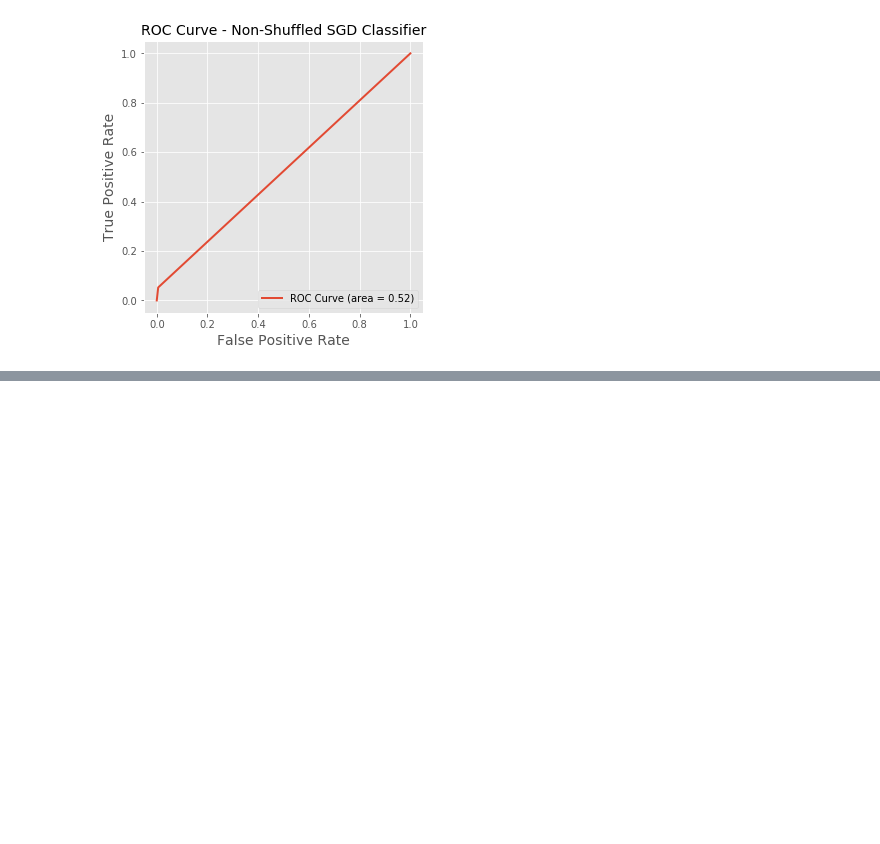
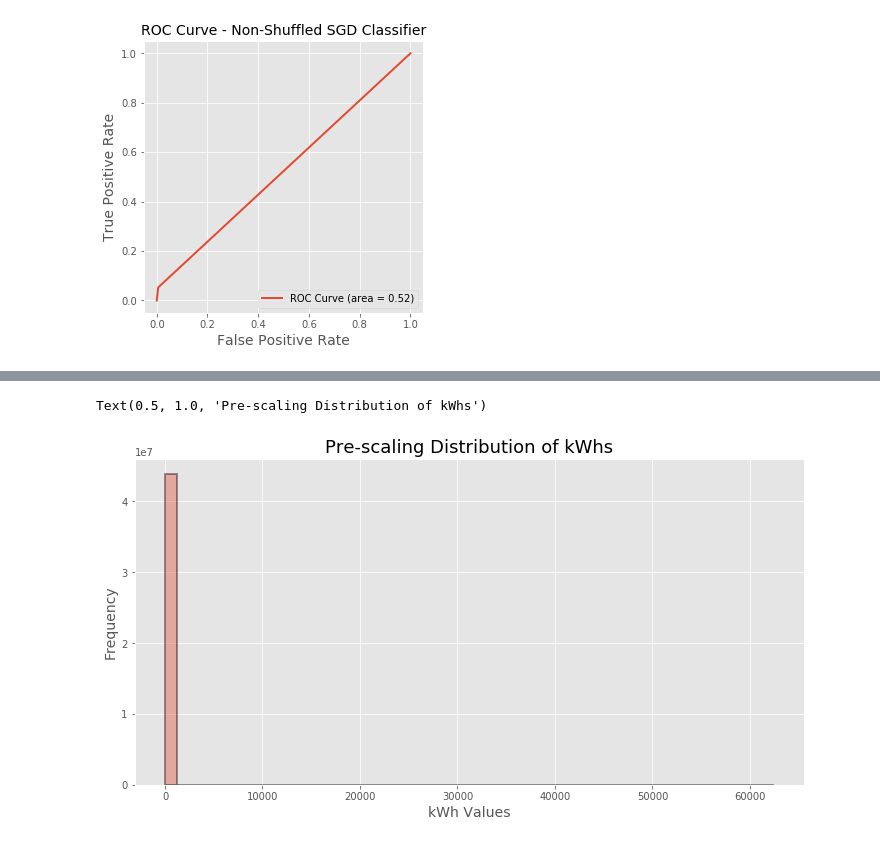
Before and after one commit to SMS-NED16/FYP-DL, a Jupyter notebook: fyp-assignments/05_Shallow_Learning_Models/01_Logistic_Regression/02_logreg_test.ipynb, the cells around one changed output, grey strips where cells are left out. Saved outputs shown, nothing was run; the diff lists cells and outputs as text; code cells hidden in the pictures; blank space fills up the shorter version.

```diff
--- a/fyp-assignments/05_Shallow_Learning_Models/01_Logistic_Regression/02_logreg_test.ipynb
+++ b/fyp-assignments/05_Shallow_Learning_Models/01_Logistic_Regression/02_logreg_test.ipynb
@@ -521,0 +564,11 @@ logistic
+# %%
+# The data is clearly being skewed by outliers. Examining a smaller region
+# Confirming the distribution of values is not limited to 0 and 1
+plt.figure(figsize=(12, 6))
+distplot(df.iloc[:, 2:].values.ravel(), kde=False, hist_kws=dict(edgecolor='k', linewidth=2))
+plt.xlabel("kWh Values", fontsize=14)
+plt.ylabel("Frequency", fontsize=14)
+plt.title("Pre-scaling Distribution of kWhs", fontsize=18)
+# %% [output]
+Text(0.5, 1.0, 'Pre-scaling Distribution of kWhs')
+[figure, added]
```
Also changed, not shown: parts of 82 cells of this notebook.
